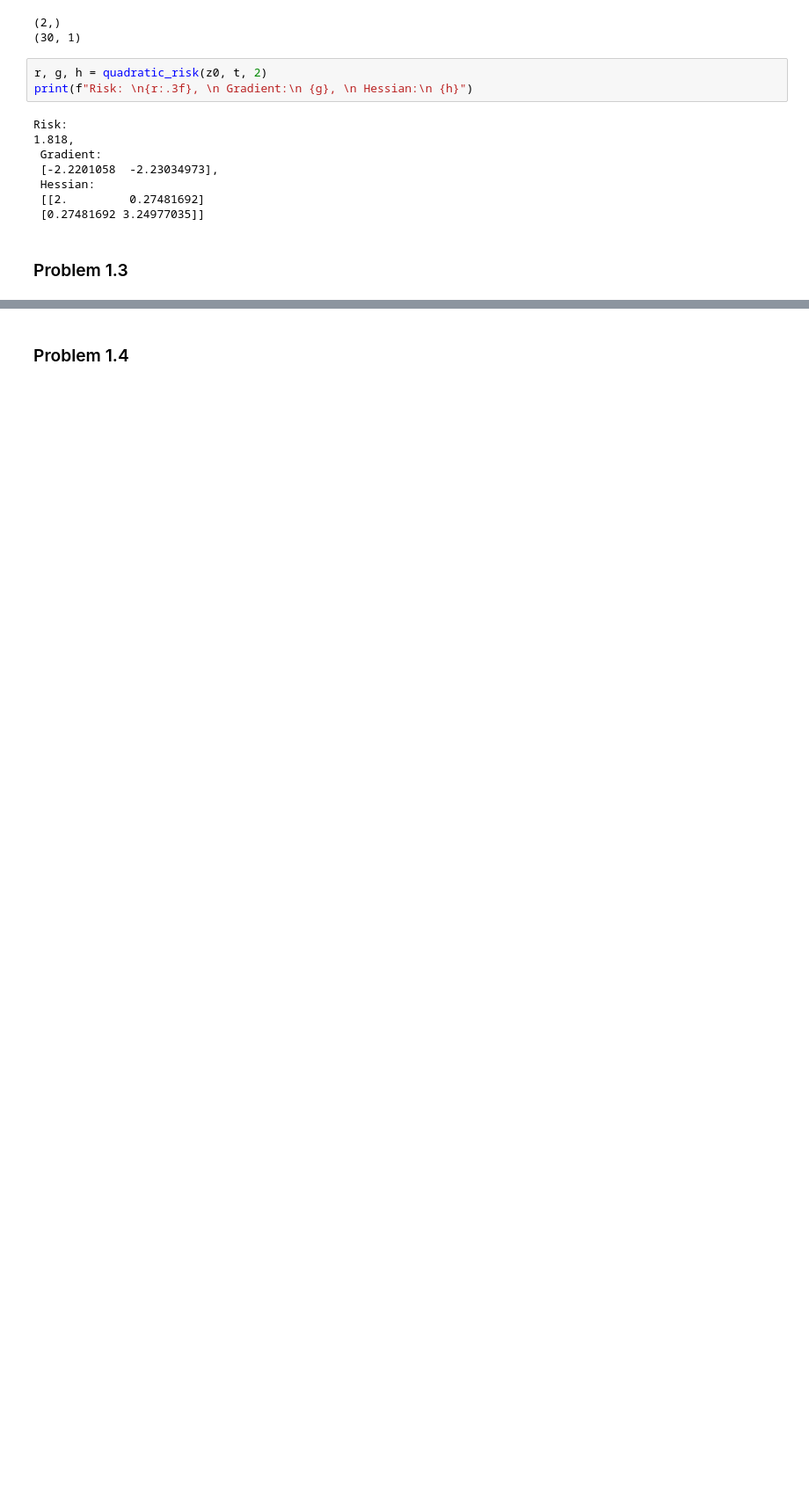
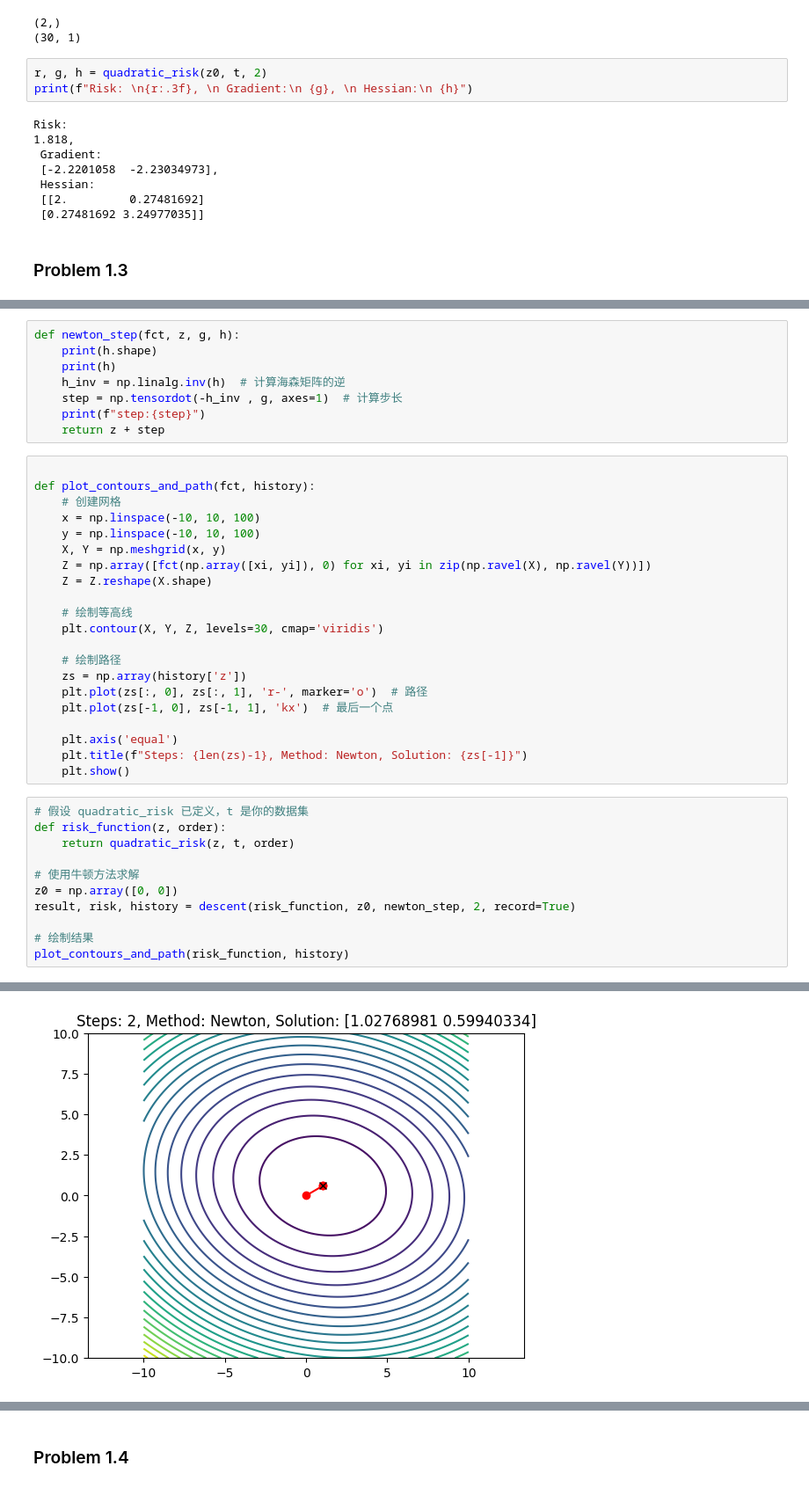
Before and after one commit to mhy-666/ComputerVision, a Jupyter notebook: Homework2/homework02.ipynb, the cells around one changed output, grey strips where cells are left out. Shown: that part at 88% size. Saved outputs shown, nothing was run; the diff lists cells and outputs as text; blank space fills up the shorter version.

```diff
--- a/Homework2/homework02.ipynb
+++ b/Homework2/homework02.ipynb
@@ -153,0 +178,41 @@ Risk:
+# %%
+def newton_step(fct, z, g, h):
+    print(h.shape)
+    print(h)
+    h_inv = np.linalg.inv(h)  # 计算海森矩阵的逆
+    step = np.tensordot(-h_inv , g, axes=1)  # 计算步长
+    print(f"step:{step}")
+    return z + step
+# %%
+
+def plot_contours_and_path(fct, history):
+    # 创建网格
+    x = np.linspace(-10, 10, 100)
+    y = np.linspace(-10, 10, 100)
+    X, Y = np.meshgrid(x, y)
+    Z = np.array([fct(np.array([xi, yi]), 0) for xi, yi in zip(np.ravel(X), np.ravel(Y))])
+    Z = Z.reshape(X.shape)
+
+    # 绘制等高线
+    plt.contour(X, Y, Z, levels=30, cmap='viridis')
+
+    # 绘制路径
+    zs = np.array(history['z'])
+    plt.plot(zs[:, 0], zs[:, 1], 'r-', marker='o')  # 路径
+    plt.plot(zs[-1, 0], zs[-1, 1], 'kx')  # 最后一个点
+
+    plt.axis('equal')
+    plt.title(f"Steps: {len(zs)-1}, Method: Newton, Solution: {zs[-1]}")
+    plt.show()
+# %%
+# 假设 quadratic_risk 已定义，t 是你的数据集
+def risk_function(z, order):
+    return quadratic_risk(z, t, order)
+
+# 使用牛顿方法求解
+z0 = np.array([0, 0])
+result, risk, history = descent(risk_function, z0, newton_step, 2, record=True)
+
+# 绘制结果
+plot_contours_and_path(risk_function, history)
+# %% [output]
@@ -153,0 +231 @@ Risk:
+[figure, added]
```
Also changed, not shown: parts of 7 cells of this notebook.
